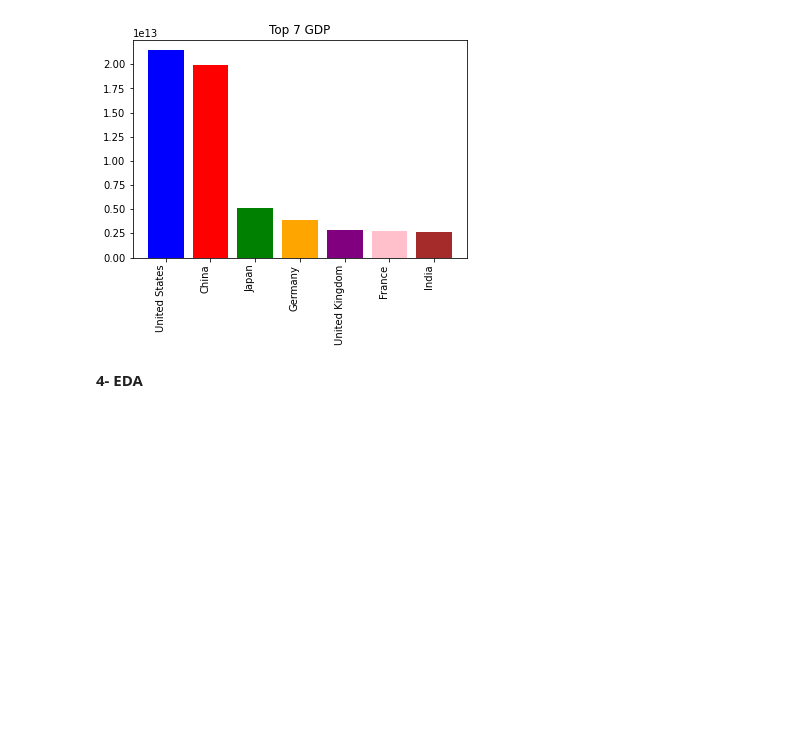
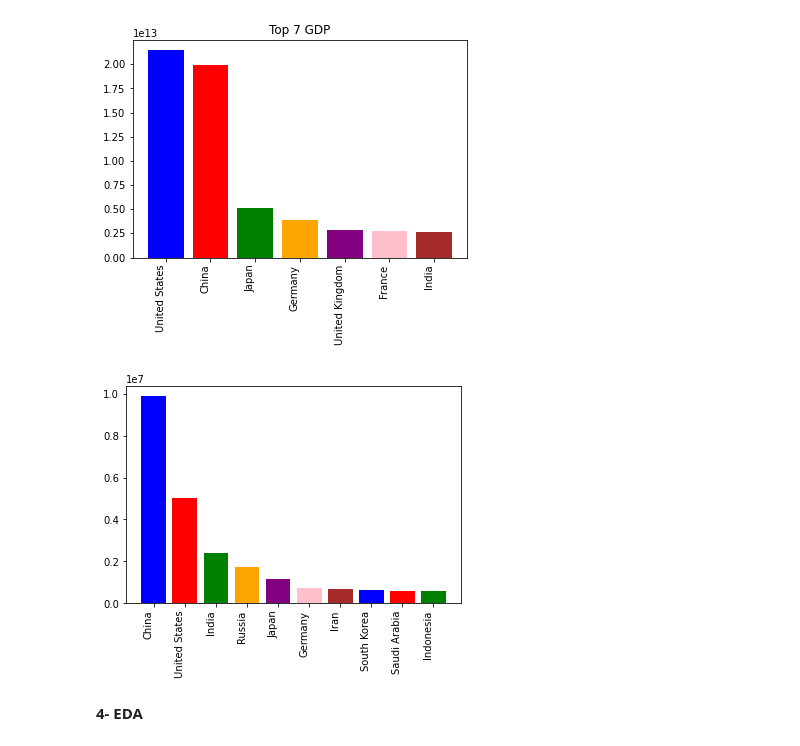
Before and after one commit to salmanalmaskati/salmanalmaskati.github.io, a Jupyter notebook: CPS 844 Labs/Project/project2.ipynb, the cells around one changed output. Saved outputs shown, nothing was run; the diff lists cells and outputs as text; code cells hidden in the pictures; blank space fills up the shorter version.

```diff
--- a/CPS 844 Labs/Project/project2.ipynb
+++ b/CPS 844 Labs/Project/project2.ipynb
@@ -384,6 +386,8 @@ df['Unemployment rate'] = df['Unemployment rate'].astype(float)
 #remove commas from Urban_population column
 df['Urban_population'] = df['Urban_population'].str.replace(',', '')
 df['Urban_population'] = df['Urban_population'].astype(float)
+
+df['Life expectancy'] = df['Life expectancy'].astype(int)
 # %% [markdown]
 All columns are now changed to float
 # %%
@@ -484,3 +526,12 @@ plt.title('Top 7 GDP')
 plt.show()
 # %% [output]
 [figure]
+# %%
+plt.bar(df.sort_values(by="Co2-Emissions",ascending=False).head(10)["Country"],
+        df.sort_values(by="Co2-Emissions",ascending=False).head(10)["Co2-Emissions"],
+        color=['blue','red','green','orange','purple','pink','brown'])
+
+plt.xticks(rotation=90, ha='right')
+plt.show()
+# %% [output]
+[figure, added]
```
Also changed, not shown: parts of 39 cells of this notebook.
